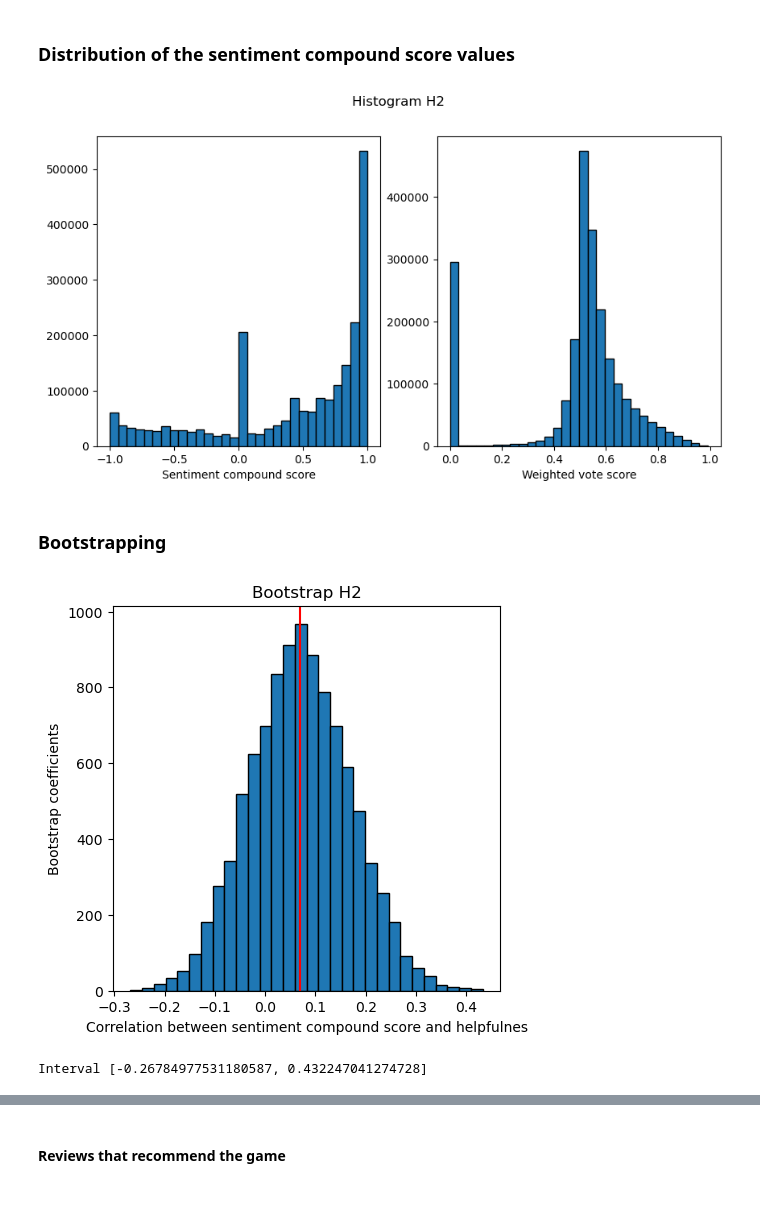
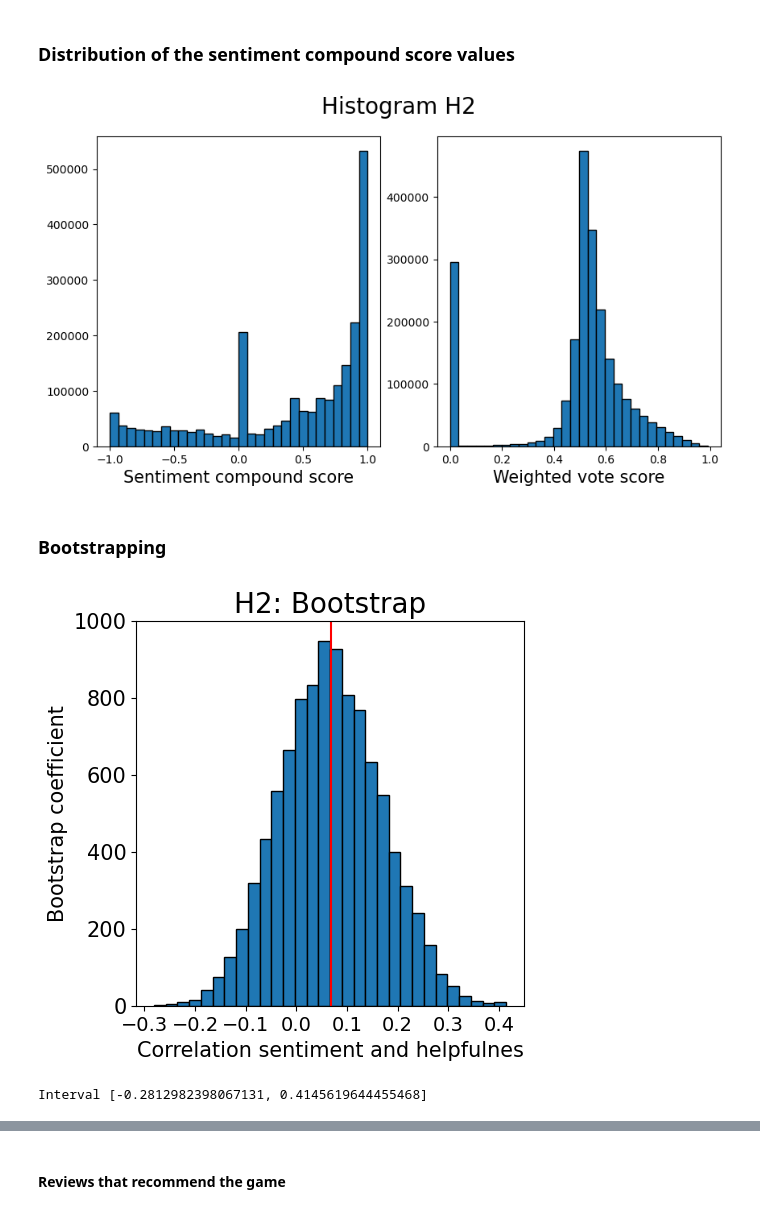
Before and after one commit to csum1/SteamGamesSentiment, a Jupyter notebook: steam.ipynb, the cells around one changed output, grey strips where cells are left out. Saved outputs shown, nothing was run; the diff lists cells and outputs as text; code cells hidden in the pictures.

Commit message:
fixed wrong code, added scatterplot in H2m fixed fontsize in plots

```diff
--- a/steam.ipynb
+++ b/steam.ipynb
@@ -535,7 +535,7 @@ Conclusion: 0.0 is smaller than 0.001 => very significant.
 test_values = {'sample_count':[], 'coefficents':[], 'p_values':[]}
 for i in [10, 100, 1_000, 10_000]:
     df_test = df_games.loc[0:i,:]
-    coeff, p_value = stats.pearsonr(df_test['review_score'], df_test['sent.mean_comp'])
+    coeff, p_value = stats.pearsonr(df_test['sent.mean_comp'], df_test['review_score'])
     test_values['sample_count'].append(i)
     test_values['coefficents'].append(coeff)
     test_values['p_values'].append(p_value)
@@ -591,36 +608,38 @@ display(pd.DataFrame(test_values))
 ### Distribution of the sentiment compound score values
 # %%
 fig, (ax1, ax2) = plt.subplots(1, 2, figsize=(10,5))
-fig.suptitle("Histogram H2")
+fig.suptitle("Histogram H2", fontsize=20)
 ax1.hist(df_reviews['sent.comp'], bins=30, edgecolor='black')
-ax1.set_xlabel("Sentiment compound score")
+ax1.set_xlabel("Sentiment compound score", fontsize=15)
 ax2.hist(df_reviews['weighted_vote_score'], bins=30, edgecolor='black')
-ax2.set_xlabel("Weighted vote score")
+ax2.set_xlabel("Weighted vote score", fontsize=15)
 plt.show()
 # %% [output]
-[figure, old version]
+[figure, new version]
 # %% [markdown]
 ### Bootstrapping
 # %%
 coefficents = []
 for _ in range(10_000):
     sampled = df_reviews.sample(100, replace=True)
     coeff, p_value = stats.pearsonr(abs(sampled['sent.comp']), sampled['weighted_vote_score'])
     coefficents.append(coeff)
 coefficents = np.array(coefficents)
 
 plt.figure(figsize=(5,5))
 plt.hist(coefficents, bins=30, edgecolor='black')
-plt.title("Bootstrap H2")
-plt.xlabel("Correlation between sentiment compound score and helpfulnes")
-plt.ylabel("Bootstrap coefficient")
+plt.title("H2: Bootstrap", fontsize=20)
+plt.xlabel("Correlation sentiment and helpfulnes", fontsize=15)
+plt.ylabel("Bootstrap coefficient", fontsize=15)
+plt.xticks(fontsize=14)
+plt.yticks(np.arange(0,1001, 200),fontsize=15)
 plt.axvline(H2_coeff, color="red")
 plt.show()
 
 print(f"Interval [{min(coefficents)}, {max(coefficents)}]")
 # %% [output]
-[figure, old version]
+[figure, new version]
-Interval [-0.26784977531180587, 0.432247041274728]
+Interval [-0.2812982398067131, 0.4145619644455468]
 # %% [markdown]
 ## 4.3 Hypothesis H3
 
```
Also changed, not shown: parts of 15 cells of this notebook.
